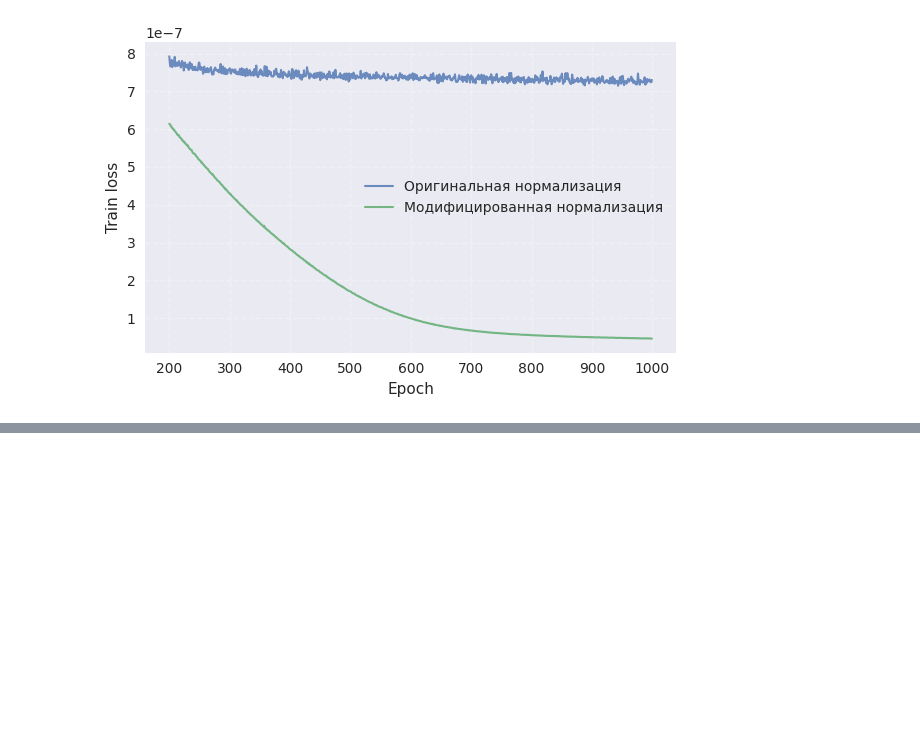
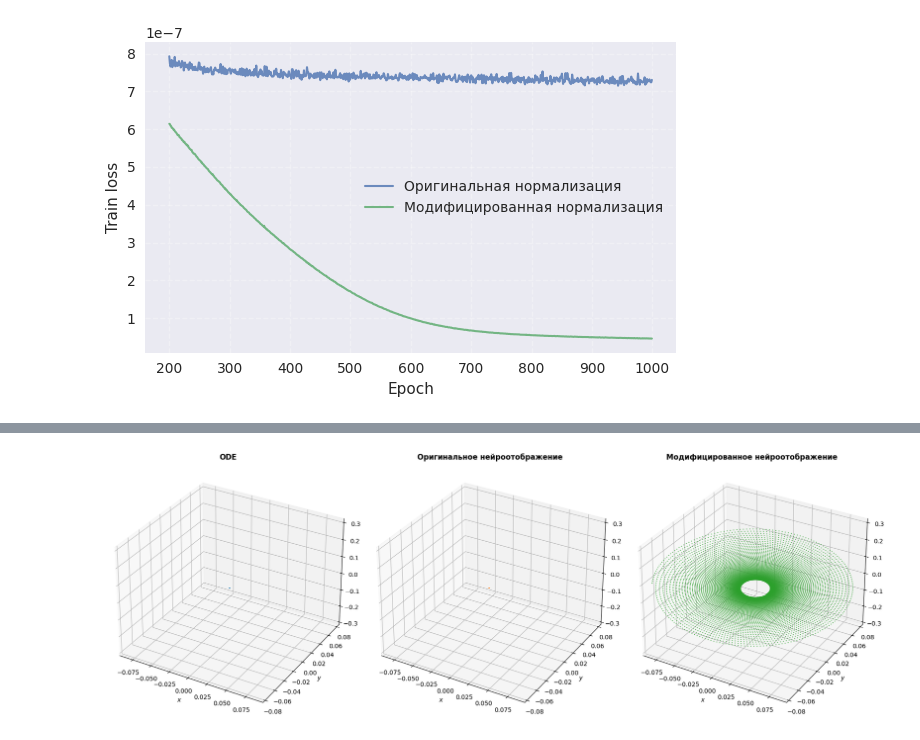
Before and after one commit to FFG99/neuromap_sync, a Jupyter notebook: experiments/normalization_chua/analysis.ipynb, the cells around one changed output, grey strips where cells are left out. Saved outputs shown, nothing was run; the diff lists cells and outputs as text; code cells hidden in the pictures; blank space fills up the shorter version.

Commit message:
prepare chua_normalization2

```diff
--- a/experiments/normalization_chua/analysis.ipynb
+++ b/experiments/normalization_chua/analysis.ipynb
@@ -32,0 +55,20 @@ plt.show()
+# %%
+from utils import plot_compare_trajectories, get_attractor_trajectory
+from systems import chua_rk4, chua_right_part
+
+u0 = [-3.91055058, 1.14827257, 4.0497644]
+p = [8.4, 12, 0, -0.12, -1.15]
+
+nm_orig_traj = model_original.simulate(u0=u0, p=p, n_steps=20000, divergence_threshold=1e4)
+nm_modf_traj = fixed_model.simulate(u0=u0, p=p, n_steps=20000, divergence_threshold=1e4)
+ode_traj = get_attractor_trajectory(chua_rk4, chua_right_part, u0, p, 0.01, 300, 100, lambda x, y: x[1], lambda x, y: [0, 1, 0], divergence_threshold=1e4)
+
+if nm_orig_traj is not None:
+    nm_orig_traj = nm_orig_traj[10000:]
+if nm_modf_traj is not None:
+    nm_modf_traj = nm_modf_traj[10000:]
+
+plot_compare_trajectories(ode_traj, nm_orig_traj, nm_modf_traj, labels=['ODE', 'Оригинальное нейроотображение', 'Модифицированное нейроотображение'],
+layout='sidebyside')
+# %% [output]
+[figure, added]
```
Also changed, not shown: parts of 4 cells of this notebook, 7 other files.
